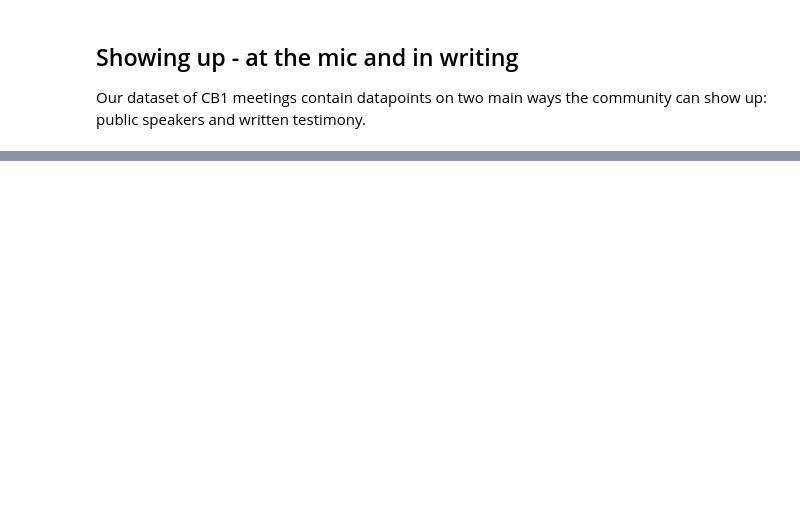
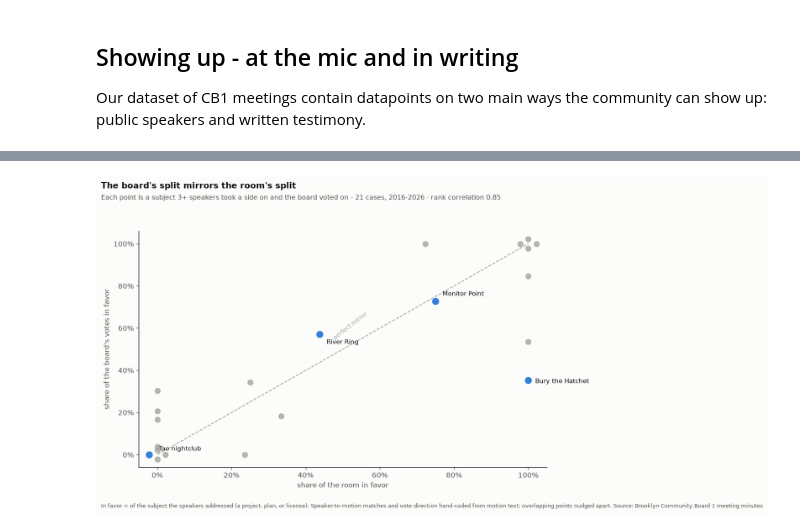
Before and after one commit to blowenstein0/cb1-minutes-analysis, a Jupyter notebook: analysis/blog_v2.ipynb, the cells around one changed output, grey strips where cells are left out. Cells and saved outputs as stored; diff of their text form; code cells hidden in the pictures; blank space fills up the shorter version.

```diff
--- a/analysis/blog_v2.ipynb
+++ b/analysis/blog_v2.ipynb
@@ -564,0 +586,88 @@ The data shows that turnout clearly isn't a panacea. River Ring and Monitor Poin
+# %%
+# Widen the net: every case where 3+ speakers took a side on a subject the
+# board then voted on. The speaker-to-motion match and the motion's direction
+# (does 'yes' side with the speakers' 'for'?) are hand-coded from the motion
+# text; procedural motions and motions whose direction can't be recovered
+# from the text are excluded. Columns: room for/against, board for/against.
+MIRROR = pd.DataFrame([
+    ("Metropolitan Ave bike lanes",    "2016-10-13",  3,  0, 34,  0),
+    ("13-15 Greenpoint Ave amendment", "2017-01-10",  0,  7,  1, 25),
+    ("Wburg Bridge access plan",       "2017-03-21",  5,  0, 29,  0),
+    ("Transmitter Park concession",    "2017-05-09",  0,  4,  0, 31),
+    ("Painting Lounge license",        "2017-11-14",  0,  4,  7, 16),
+    ("Bury the Hatchet license",       "2018-12-11",  3,  0, 12, 22),
+    ("10 Hope St license",             "2018-12-11",  1,  3, 11, 21),
+    ("St. Paul's restoration",         "2019-01-08",  4,  0, 40,  0),
+    ("Women's swim hours",             "2019-11-12",  4,  0, 22,  4),
+    ("Meeker parking plan",            "2020-11-10",  0,  6,  0, 10),
+    ("Meeker safety plan",             "2021-05-11", 13,  5, 14,  0),
+    ("McGuinness redesign",            "2021-06-08", 24,  0,  8,  0),
+    ("River Ring",                     "2021-09-14", 14, 18, 20, 15),
+    ("BQE metered parking",            "2022-02-08",  1,  2,  2,  9),
+    ("Monitor/Kingsland bike lanes",   "2022-06-07",  4, 13,  0, 29),
+    ("Tao nightclub",                  "2024-06-18",  0, 10,  0, 31),
+    ("Bedford Slip open street",       "2024-09-10",  0,  7,  6, 23),
+    ("Maiz license",                   "2024-10-08",  0,  5,  0, 25),
+    ("Baby's All Right sheds",         "2025-01-14",  0,  3,  6, 30),
+    ("Monitor Point",                  "2026-02-10", 24,  8, 24,  9),
+    ("Berry St traffic study",         "2026-06-09",  4,  0, 15, 13),
+], columns=["label", "date", "rf", "ra", "bp", "ba"])
+MIRROR["room"] = MIRROR.rf / (MIRROR.rf + MIRROR.ra)
+MIRROR["board"] = MIRROR.bp / (MIRROR.bp + MIRROR.ba)
+
+from scipy.stats import spearmanr
+import statsmodels.api as sm
+rho, _ = spearmanr(MIRROR.room, MIRROR.board)
+mglm = sm.GLM(np.column_stack([MIRROR.bp, MIRROR.ba]),
+              sm.add_constant(MIRROR.room),
+              family=sm.families.Binomial()).fit(cov_type="HC1")
+
+fig, ax = plt.subplots(figsize=(10, 6.4), dpi=120)
+fig.patch.set_facecolor(SURFACE)
+ax.set_facecolor(SURFACE)
+ax.plot([0, 1], [0, 1], ls="--", lw=1.2, color=GRAY, zorder=1)
+ax.annotate("perfect mirror", (0.52, 0.545), fontsize=8.5, color=GRAY,
+            rotation=38, ha="center")
+
+# nudge exactly-overlapping corner points apart so all 21 are visible
+pts = MIRROR.copy()
+for (x, y), g in pts.groupby(["room", "board"]):
+    if len(g) > 1:
+        for k, idx in enumerate(g.index):
+            ang = 2 * np.pi * k / len(g)
+            pts.loc[idx, "room"] = x + 0.022 * np.cos(ang)
+            pts.loc[idx, "board"] = y + 0.022 * np.sin(ang)
+
+named = {"Tao nightclub": (14, 6), "River Ring": (10, -14),
+         "Monitor Point": (10, 8), "Bury the Hatchet license": (10, -4)}
+for _, p in pts.iterrows():
+    hot = p.label in named
+    ax.plot(p.room, p.board, "o", ms=9 if hot else 7.5,
+            color=BLUE if hot else GRAY, alpha=0.95 if hot else 0.8, zorder=3)
+    if hot:
+        dx, dy = named[p.label]
+        ax.annotate(p.label.replace(" license", ""), (p.room, p.board),
+                    xytext=(dx, dy), textcoords="offset points",
+                    fontsize=9, color=INK)
+
+ax.set_xlim(-0.05, 1.05)
+ax.set_ylim(-0.06, 1.06)
+ax.xaxis.set_major_formatter(lambda v, _: f"{v:.0%}")
+ax.yaxis.set_major_formatter(lambda v, _: f"{v:.0%}")
+ax.set_xlabel("share of the room in favor", fontsize=10, color=INK2)
+ax.set_ylabel("share of the board's votes in favor", fontsize=10, color=INK2)
+ax.spines[["top", "right"]].set_visible(False)
+ax.tick_params(colors=INK2)
+fig.suptitle("The board's split mirrors the room's split",
+             fontsize=12, color=INK, x=0.01, ha="left", fontweight="bold")
+fig.text(0.01, 0.925, f"Each point is a subject 3+ speakers took a side on and the board "
+         f"voted on - {len(MIRROR)} cases, 2016-2026 · rank correlation {rho:.2f}",
+         fontsize=9.5, color=INK2)
+fig.text(0.01, -0.02, "In favor = of the subject the speakers addressed (a project, "
+         "plan, or license). Speaker-to-motion matches and vote direction hand-coded "
+         "from motion text; overlapping points nudged apart. " + SRC,
+         fontsize=8, color=INK2, va="top")
+fig.tight_layout(rect=[0, 0, 1, 0.9])
+plt.show()
+# %% [output]
+[figure, added]
```
Also changed, not shown: parts of 18 cells of this notebook, 1 other file.
